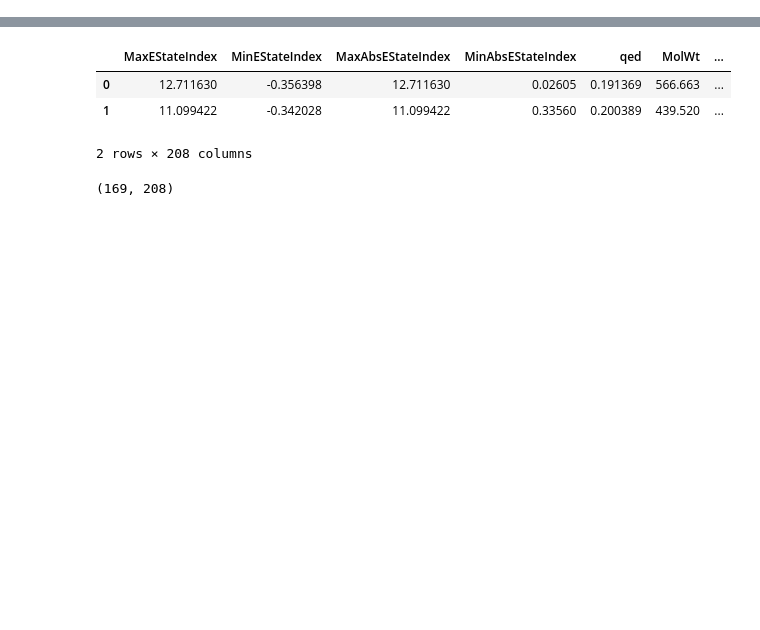
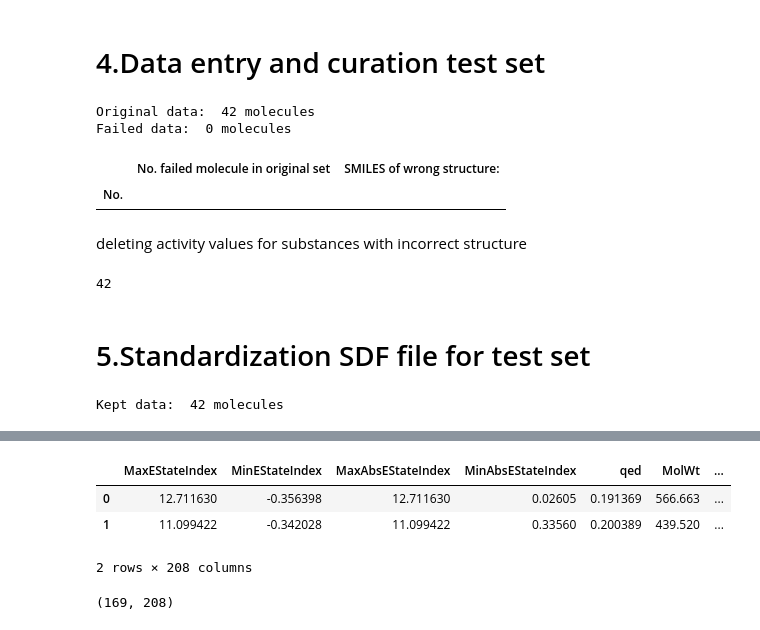
Before and after one commit to ovttiras/HDAC1-inhibitors, a Jupyter notebook: HDAC1 RDKit_2D.ipynb, the cells around one changed output, grey strips where cells are left out. Drawn from its saved outputs; the diff is of its cells as text; code cells hidden in the pictures; blank space fills up the shorter version.

```diff
--- a/HDAC1 RDKit_2D.ipynb
+++ b/HDAC1 RDKit_2D.ipynb
@@ -43,0 +88,37 @@ for mol in Chem.SDMolSupplier(fname_ts):
+# %% [markdown]
+# 4.Data entry and curation test set
+# %%
+uploaded_file_ts="datasets/HDAC1  test  set.sdf"
+supplier_ts = Chem.ForwardSDMolSupplier(uploaded_file_ts,sanitize=False)
+failed_mols_ts = []
+all_mols_ts =[]
+wrong_structure_ts=[]
+wrong_smiles_ts=[]
+y_ts = []
+y_bad_index=[]
+for i, m in enumerate(supplier_ts):
+    structure = Chem.Mol(m)
+    all_mols_ts.append(structure)
+    y_ts.append(m.GetIntProp("HDAC1"))
+    try:
+        Chem.SanitizeMol(structure)
+    except:
+        failed_mols_ts.append(m)
+        wrong_smiles_ts.append(Chem.MolToSmiles(m))
+        wrong_structure_ts.append(str(i+1))
+        y_bad_index.append(i)
+print('Original data: ', len(all_mols_ts), 'molecules')
+print('Failed data: ', len(failed_mols_ts), 'molecules')
+number_ts =[]
+for i in range(len(failed_mols_ts)):
+        number_ts.append(str(i+1))
+bad_molecules_ts = pd.DataFrame({'No. failed molecule in original set': wrong_structure_ts, 'SMILES of wrong structure: ': wrong_smiles_ts, 'No.': number_ts}, index=None)
+bad_molecules_ts = bad_molecules_ts.set_index('No.')
+bad_molecules_ts
+# %% [output]
+Original data:  42 molecules
+Failed data:  0 molecules
+|  | No. failed molecule in original set | SMILES of wrong structure: |
+| No. |  |  |
+# %% [markdown]
+deleting activity values for substances with incorrect structure
@@ -43,0 +127,25 @@ for mol in Chem.SDMolSupplier(fname_ts):
+# %%
+len(y_ts)
+# %% [output]
+42
+# %% [markdown]
+# 5.Standardization SDF file for test set
+# %%
+records_ts = []
+for i in range(len(all_mols_ts)):
+    record = Chem.MolToMolBlock(all_mols_ts[i])
+    records_ts.append(record)
+
+mols_ts = []
+for i,record in enumerate(records_ts):
+    standard_record = chembl_structure_pipeline.standardize_molblock(record)
+    m = Chem.MolFromMolBlock(standard_record)
+    mols_ts.append(m)
+
+moldf_ts = []
+for val in mols_ts:
+    if val != None:
+        moldf_ts.append(val)
+print('Kept data: ', len(moldf_ts), 'molecules')
+# %% [output]
+Kept data:  42 molecules
```
Also changed, not shown: parts of 82 cells of this notebook, 13 other files.
